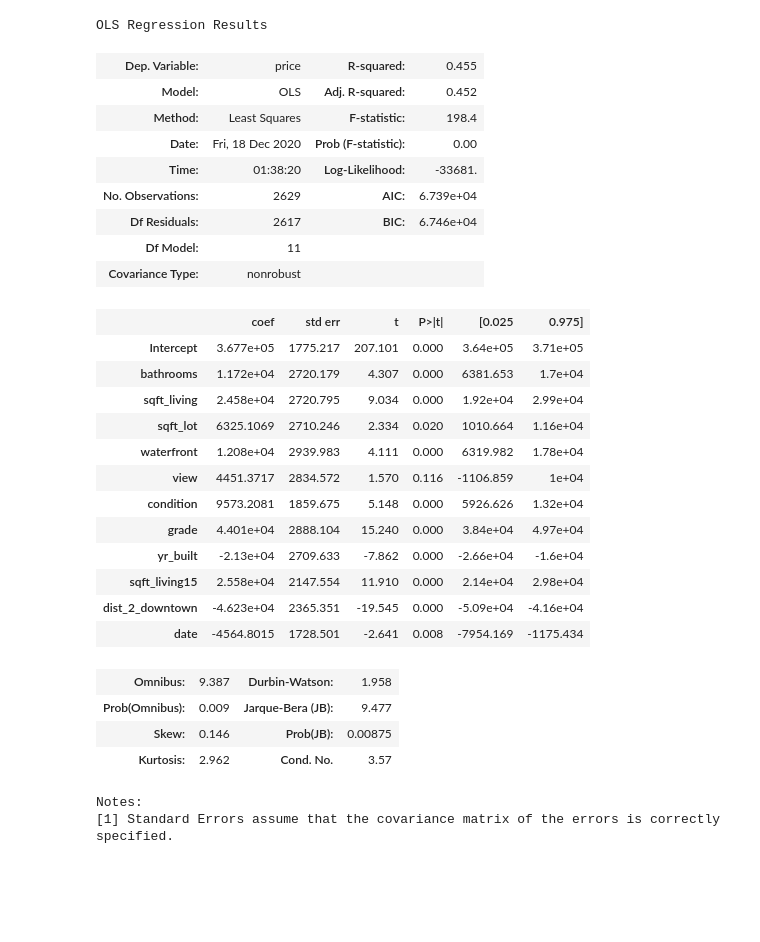
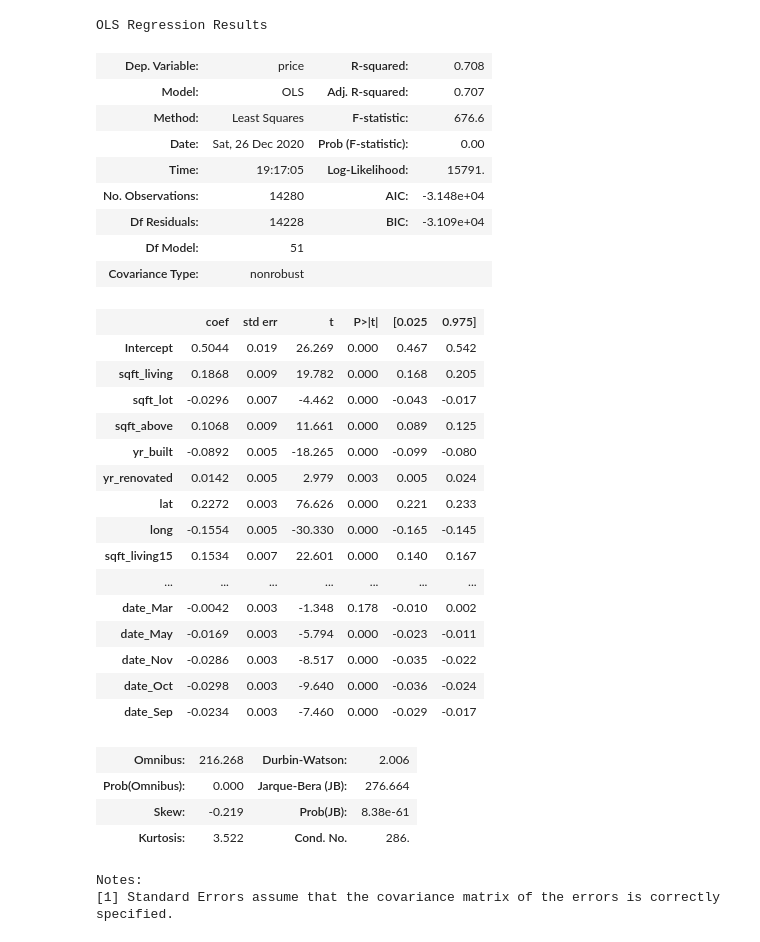
Before and after one commit to cmfritz/dsc-phase-2-project, a Jupyter notebook: analysis.ipynb, the cells around one changed output. Cells and saved outputs as stored; diff of their text form; code cells hidden in the pictures; blank space fills up the shorter version.

```diff
--- a/analysis.ipynb
+++ b/analysis.ipynb
@@ -372,0 +333,9 @@ list(zip(x_cols, vif))
+# %%
+# Normalize features that we can
+feats_4_log = ['price', 'sqft_living', 'lat', 'long',
+               'sqft_living15', 'sqft_lot15', 'dist_2_downtown']
+
+df['long'] = df['long']*-1
+
+for feat in feats_4_log:
+    df[feat] = np.log(df[feat])
@@ -372,0 +355,9 @@ list(zip(x_cols, vif))
+# %%
+def scale_feat(series):
+    return (series - series.min())/(series.max() - series.min())
+# %%
+cols = list(df.columns)
+
+for feat in cols:
+    df[feat] = scale_feat(df[feat])
+df.describe()
@@ -372,0 +424,4 @@ list(zip(x_cols, vif))
+# %%
+# Get new columns
+p_vals = pd.DataFrame(model.pvalues)
+x_cols = p_vals[p_vals[0]<=0.05][1:].index # independent variables
@@ -424,7 +520,7 @@ for i in range(80, 100):
 # %%
-# Keep values between 1% and 90%
-lower = 109270
-upper = 605075
+# Keep values between 1% and 80%
+lower = df['price'].quantile(q=.03)
+upper = df['price'].quantile(q=.9)
 
 subset = df[(df['price'] >= lower) & (df['price'] <= upper)].reset_index()
 print('Percent removed:',(len(df) - len(subset))/len(df))
@@ -438,29 +534,32 @@ Percent removed: 0.11032148900169204
 OLS Regression Results
-| Dep. Variable: | price | R-squared: | 0.455 |
-| Model: | OLS | Adj. R-squared: | 0.452 |
-| Method: | Least Squares | F-statistic: | 198.4 |
-| Date: | Fri, 18 Dec 2020 | Prob (F-statistic): | 0.00 |
-| Time: | 01:38:20 | Log-Likelihood: | -33681. |
-| No. Observations: | 2629 | AIC: | 6.739e+04 |
-| Df Residuals: | 2617 | BIC: | 6.746e+04 |
-| Df Model: | 11 |  |  |
+| Dep. Variable: | price | R-squared: | 0.708 |
+| Model: | OLS | Adj. R-squared: | 0.707 |
+| Method: | Least Squares | F-statistic: | 676.6 |
+| Date: | Sat, 26 Dec 2020 | Prob (F-statistic): | 0.00 |
+| Time: | 19:17:05 | Log-Likelihood: | 15791. |
+| No. Observations: | 14280 | AIC: | -3.148e+04 |
+| Df Residuals: | 14228 | BIC: | -3.109e+04 |
+| Df Model: | 51 |  |  |
 | Covariance Type: | nonrobust |  |  |
 |  | coef | std err | t | P>|t| | [0.025 | 0.975] |
-| Intercept | 3.677e+05 | 1775.217 | 207.101 | 0.000 | 3.64e+05 | 3.71e+05 |
-| bathrooms | 1.172e+04 | 2720.179 | 4.307 | 0.000 | 6381.653 | 1.7e+04 |
-| sqft_living | 2.458e+04 | 2720.795 | 9.034 | 0.000 | 1.92e+04 | 2.99e+04 |
-| sqft_lot | 6325.1069 | 2710.246 | 2.334 | 0.020 | 1010.664 | 1.16e+04 |
-| waterfront | 1.208e+04 | 2939.983 | 4.111 | 0.000 | 6319.982 | 1.78e+04 |
-| view | 4451.3717 | 2834.572 | 1.570 | 0.116 | -1106.859 | 1e+04 |
-| condition | 9573.2081 | 1859.675 | 5.148 | 0.000 | 5926.626 | 1.32e+04 |
-| grade | 4.401e+04 | 2888.104 | 15.240 | 0.000 | 3.84e+04 | 4.97e+04 |
-| yr_built | -2.13e+04 | 2709.633 | -7.862 | 0.000 | -2.66e+04 | -1.6e+04 |
-| sqft_living15 | 2.558e+04 | 2147.554 | 11.910 | 0.000 | 2.14e+04 | 2.98e+04 |
-| dist_2_downtown | -4.623e+04 | 2365.351 | -19.545 | 0.000 | -5.09e+04 | -4.16e+04 |
-| date | -4564.8015 | 1728.501 | -2.641 | 0.008 | -7954.169 | -1175.434 |
+| Intercept | 0.5044 | 0.019 | 26.269 | 0.000 | 0.467 | 0.542 |
+| sqft_living | 0.1868 | 0.009 | 19.782 | 0.000 | 0.168 | 0.205 |
+| sqft_lot | -0.0296 | 0.007 | -4.462 | 0.000 | -0.043 | -0.017 |
+| sqft_above | 0.1068 | 0.009 | 11.661 | 0.000 | 0.089 | 0.125 |
+| yr_built | -0.0892 | 0.005 | -18.265 | 0.000 | -0.099 | -0.080 |
+| yr_renovated | 0.0142 | 0.005 | 2.979 | 0.003 | 0.005 | 0.024 |
+| lat | 0.2272 | 0.003 | 76.626 | 0.000 | 0.221 | 0.233 |
+| long | -0.1554 | 0.005 | -30.330 | 0.000 | -0.165 | -0.145 |
+| sqft_living15 | 0.1534 | 0.007 | 22.601 | 0.000 | 0.140 | 0.167 |
+| ... | ... | ... | ... | ... | ... | ... |
+| date_Mar | -0.0042 | 0.003 | -1.348 | 0.178 | -0.010 | 0.002 |
+| date_May | -0.0169 | 0.003 | -5.794 | 0.000 | -0.023 | -0.011 |
+| date_Nov | -0.0286 | 0.003 | -8.517 | 0.000 | -0.035 | -0.022 |
+| date_Oct | -0.0298 | 0.003 | -9.640 | 0.000 | -0.036 | -0.024 |
+| date_Sep | -0.0234 | 0.003 | -7.460 | 0.000 | -0.029 | -0.017 |
-| Omnibus: | 9.387 | Durbin-Watson: | 1.958 |
-| Prob(Omnibus): | 0.009 | Jarque-Bera (JB): | 9.477 |
-| Skew: | 0.146 | Prob(JB): | 0.00875 |
-| Kurtosis: | 2.962 | Cond. No. | 3.57 |
+| Omnibus: | 216.268 | Durbin-Watson: | 2.006 |
+| Prob(Omnibus): | 0.000 | Jarque-Bera (JB): | 276.664 |
+| Skew: | -0.219 | Prob(JB): | 8.38e-61 |
+| Kurtosis: | 3.522 | Cond. No. | 286. |
 Notes:
 [1] Standard Errors assume that the covariance matrix of the errors is correctly specified.
```
Also changed, not shown: parts of 91 cells of this notebook, 17 other files.
